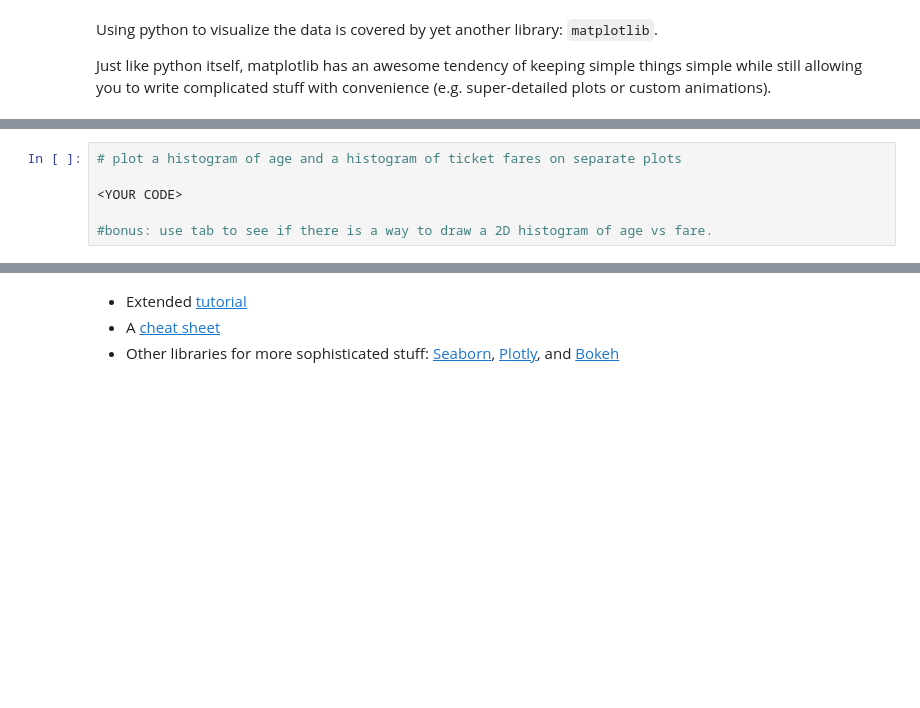
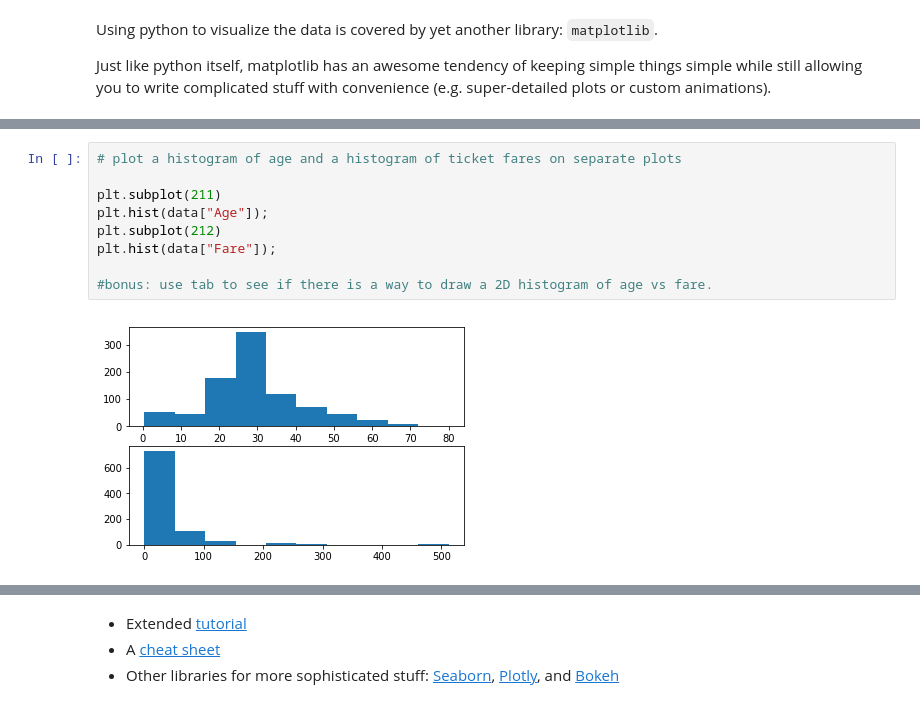
Before and after one commit to HSE-LAMBDA/MLatMIPS-2020, a Jupyter notebook: Introduction/02-Libraries.ipynb, the cells around one changed output, grey strips where cells are left out. Saved outputs shown, nothing was run; the diff lists cells and outputs as text; blank space fills up the shorter version.

```diff
--- a/Introduction/02-Libraries.ipynb
+++ b/Introduction/02-Libraries.ipynb
@@ -447,8 +774,13 @@ plt.hist([0,1,1,1,2,2,3,3,3,3,3,4,4,5,5,5,6,7,7,8,9,10], bins=5);
 # %%
 # plot a histogram of age and a histogram of ticket fares on separate plots
 
-<YOUR CODE>
+plt.subplot(211)
+plt.hist(data["Age"]);
+plt.subplot(212)
+plt.hist(data["Fare"]);
 
 #bonus: use tab to see if there is a way to draw a 2D histogram of age vs fare.
+# %% [output]
+[figure, added]
 # %%
 # make a scatter plot of passenger age vs ticket fare
```
Also changed, not shown: parts of 42 cells of this notebook, 3 other files.
